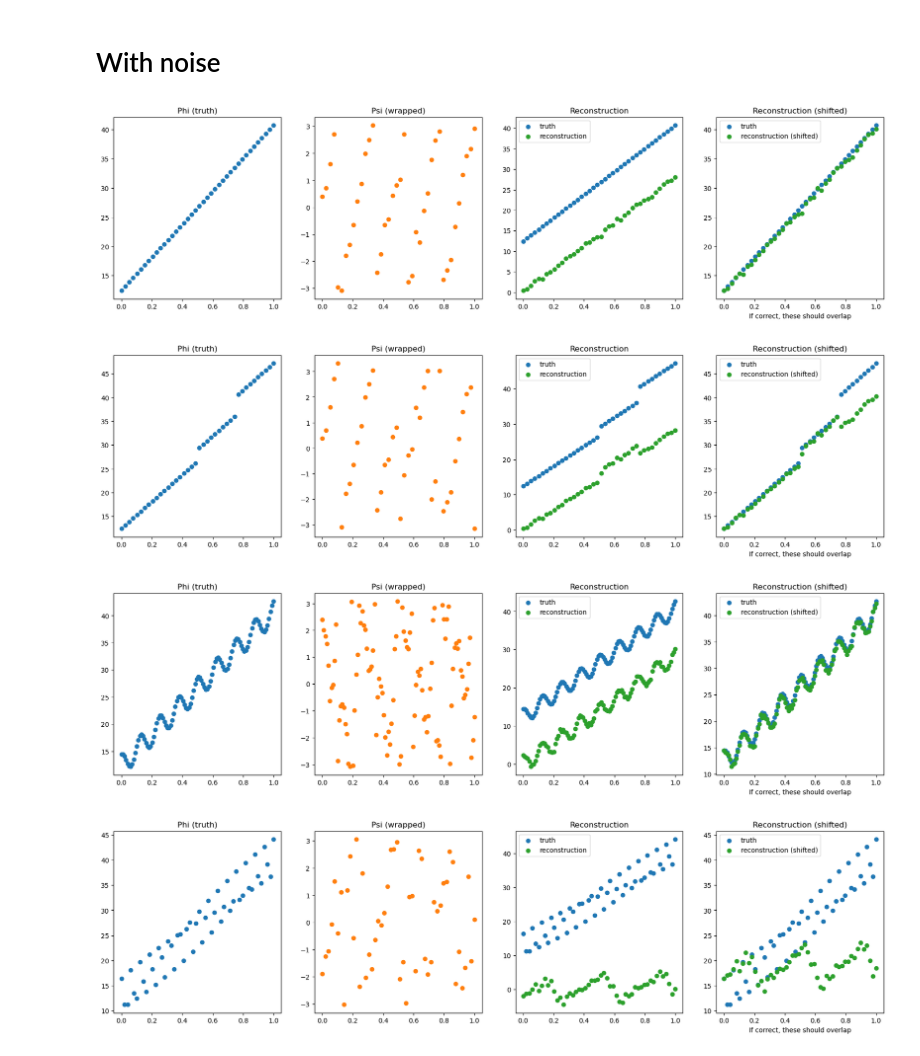
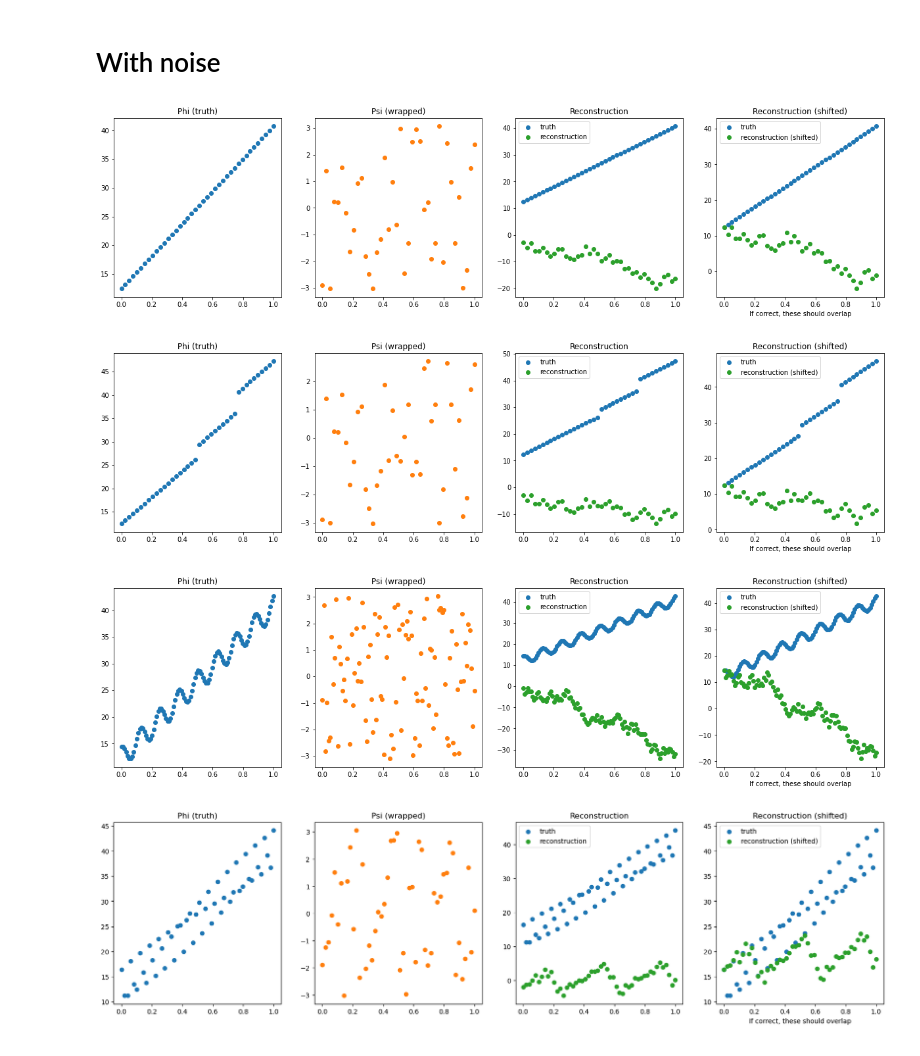
Before and after one commit to henrymorris120/Interferometry-and-Phase-Unwrapping-Research, a Jupyter notebook: examples/1d_mle_phase_unwrapping.ipynb, the cells around one changed output. Cells and saved outputs as stored; diff of their text form; code cells hidden in the pictures.

```diff
--- a/examples/1d_mle_phase_unwrapping.ipynb
+++ b/examples/1d_mle_phase_unwrapping.ipynb
@@ -161,7 +161,7 @@ plt.show()
 # %% [markdown]
 # With noise
 # %%
-noise_sigma = 0.3
+noise_sigma = 2.0
 # %%
 # Make test phase
 N = 40
@@ -199,7 +199,7 @@ axs[3].set_xlabel("If correct, these should overlap")
 
 plt.show()
 # %% [output]
-[figure, old version]
+[figure, new version]
 # %%
 # Make test phase
 N = 40
@@ -210,36 +210,36 @@ grid = np.linspace(0,1,N)
 
 # Wrap it
 np.random.seed(0)
-psi = wrap_function(phi) + noise_sigma*np.random.normal(size=len(phi))
+psi = wrap_function(phi + noise_sigma*np.random.normal(size=len(phi)))
 
 # Unwrapping algorithm
 reconstructed_phi = mle_1d(psi)
 
 
 # Plot results
 fig, axs = plt.subplots(1,4,figsize=(21,5))
 
 axs[0].scatter(grid, phi, color="C0")
 axs[1].scatter(grid, psi, color="C1")
 axs[0].set_title("Phi (truth)")
 axs[1].set_title("Psi (wrapped)")
 
 axs[2].scatter(grid, phi, label="truth", color="C0")
 axs[2].scatter(grid, reconstructed_phi, label="reconstruction", color="C2")
 axs[2].legend()
 axs[2].set_title("Reconstruction")
 
 
 axs[3].scatter(grid, phi, label="truth", color="C0")
 axs[3].scatter(grid, reconstructed_phi + (phi[0] - reconstructed_phi[0]), label="reconstruction (shifted)", color="C2")
 axs[3].legend()
 axs[3].set_title("Reconstruction (shifted)")
 axs[3].set_xlabel("If correct, these should overlap")
 
 
 plt.show()
 # %% [output]
-[figure, old version]
+[figure, new version]
 # %%
 # Make test phase
 N = 100
@@ -277,7 +277,7 @@ axs[3].set_xlabel("If correct, these should overlap")
 
 plt.show()
 # %% [output]
-[figure, old version]
+[figure, new version]
 # %%
 # Make test phase
 N = 50
```
Also changed, not shown: parts of 1 cell of this notebook, 8 other files.
